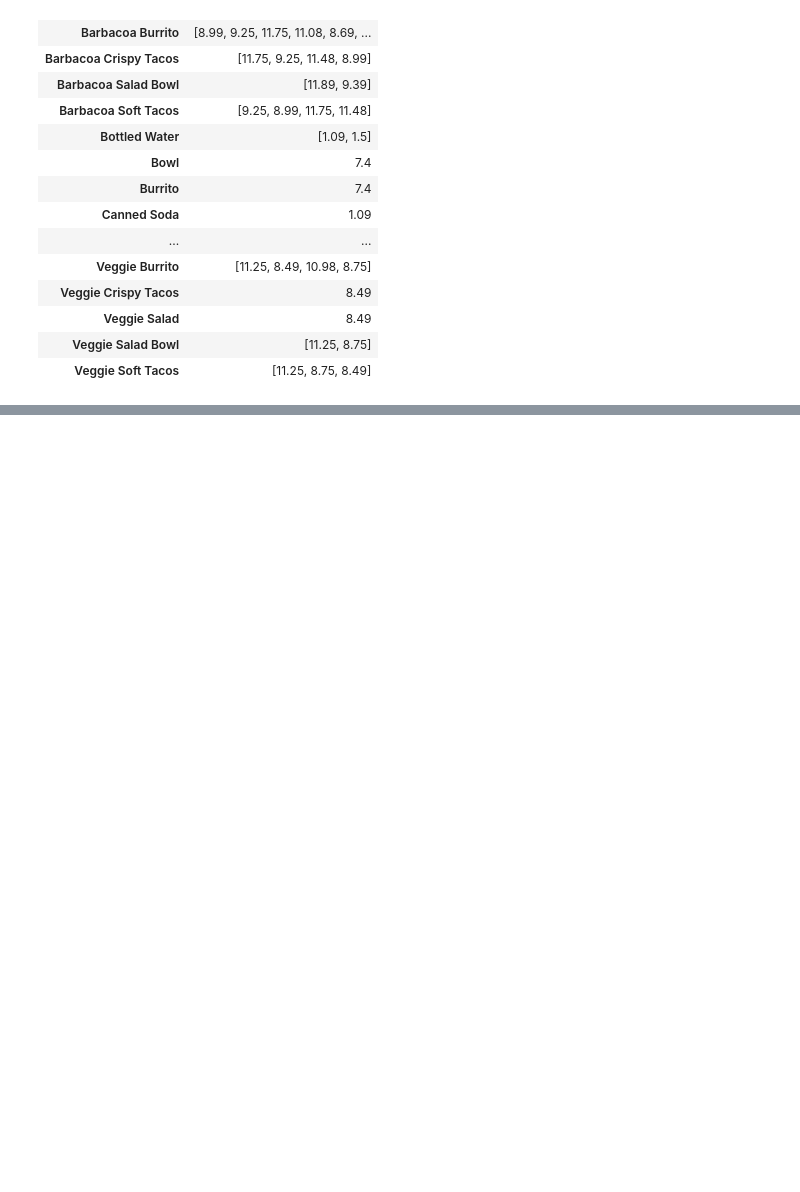
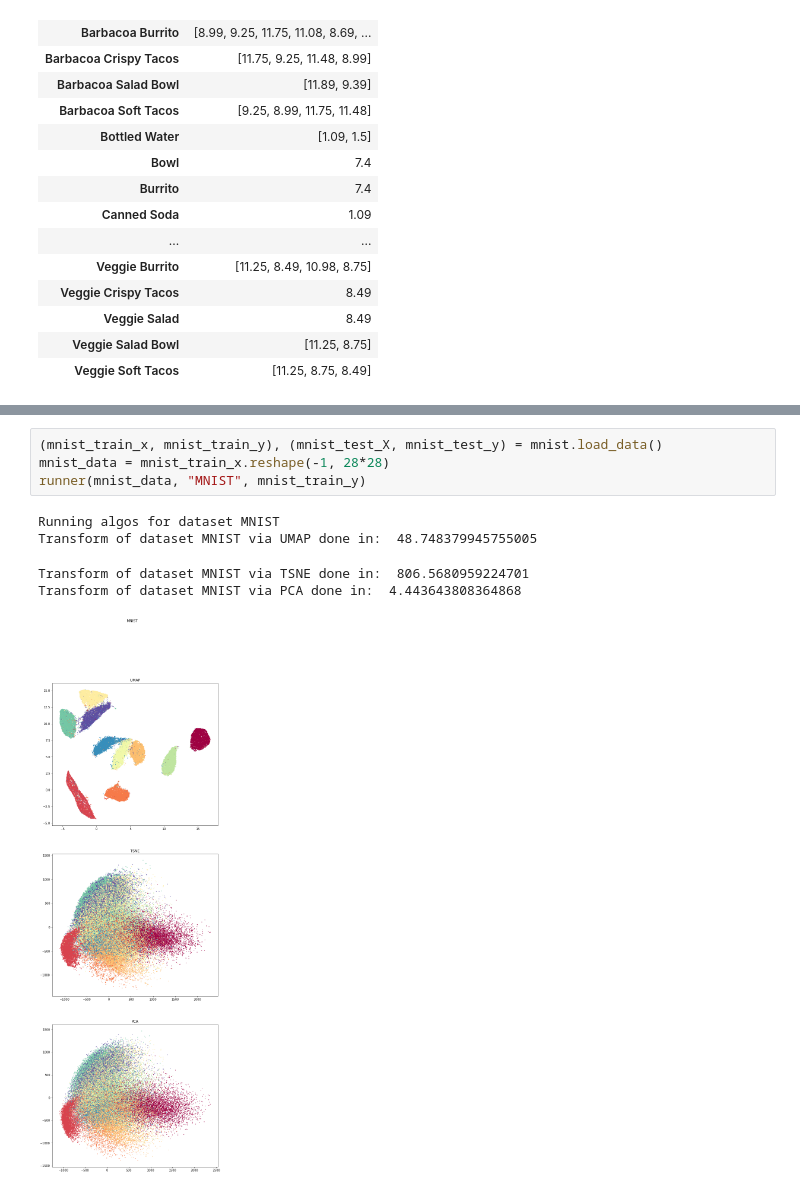
Before and after one commit to zhirnovv/intelligent_systems, a Jupyter notebook: hw1/notebook.ipynb, the cells around one changed output, grey strips where cells are left out. Saved outputs shown, nothing was run; the diff lists cells and outputs as text; blank space fills up the shorter version.

```diff
--- a/hw1/notebook.ipynb
+++ b/hw1/notebook.ipynb
@@ -253,0 +312,10 @@ data_frame.groupby('item_name').agg({ 'price_per_item': lambda x:x.unique() })
+# %%
+(mnist_train_x, mnist_train_y), (mnist_test_X, mnist_test_y) = mnist.load_data()
+mnist_data = mnist_train_x.reshape(-1, 28*28)
+runner(mnist_data, "MNIST", mnist_train_y)
+# %% [output]
+Running algos for dataset MNIST
+Transform of dataset MNIST via UMAP done in:  48.748379945755005
+Transform of dataset MNIST via TSNE done in:  806.5680959224701
+Transform of dataset MNIST via PCA done in:  4.443643808364868
+[figure, added]
```
Also changed, not shown: parts of 9 cells of this notebook, 1 other file.
